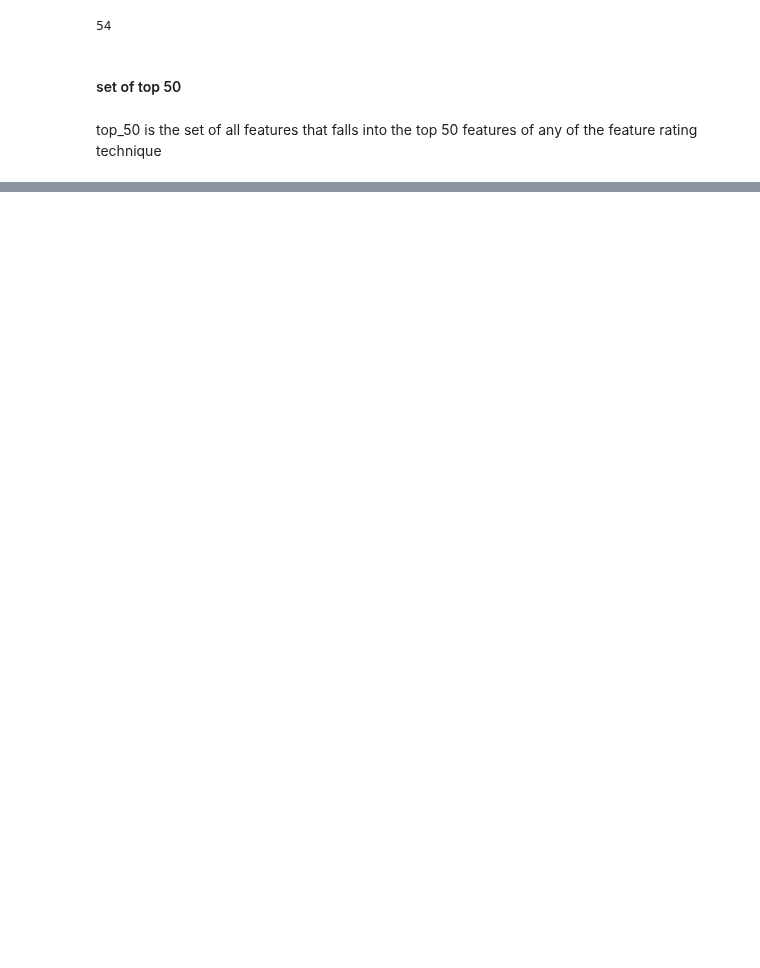
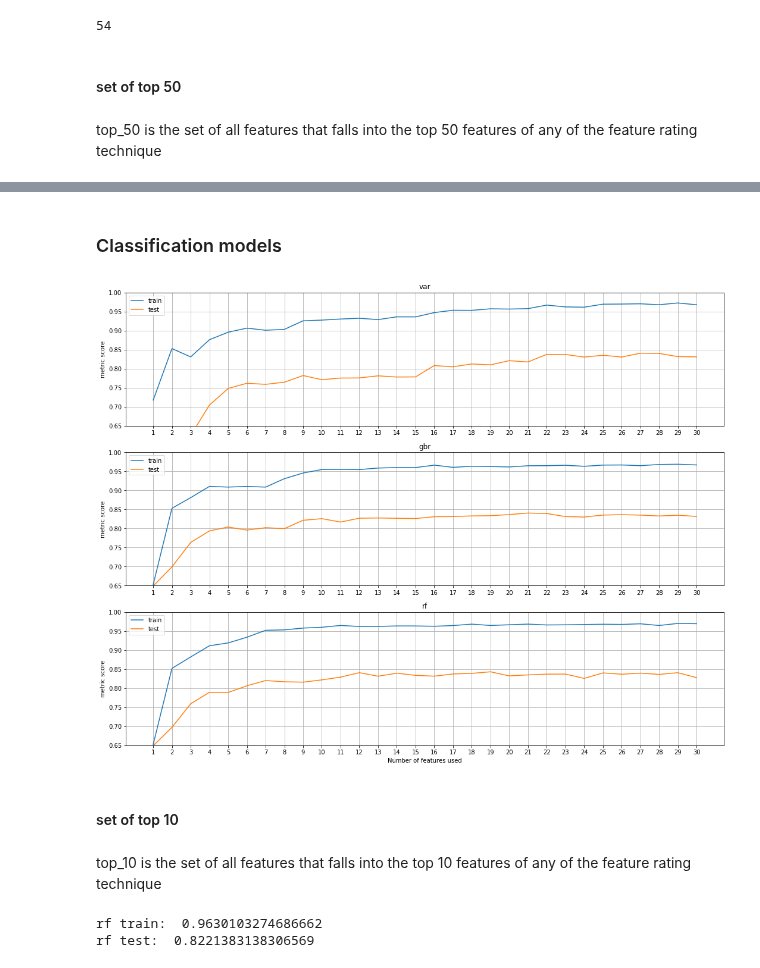
Before and after one commit to samialisayed/MachineLearning-Final-Project, a Jupyter notebook: notebook_tova_featureSelectionAll.ipynb, the cells around one changed output, grey strips where cells are left out. Saved outputs shown, nothing was run; the diff lists cells and outputs as text; code cells hidden in the pictures; blank space fills up the shorter version.

Commit message:
completed feature selection for regression and classification -finalllyygit add notebook_tova_featureSelectionAll.ipynb

```diff
--- a/notebook_tova_featureSelectionAll.ipynb
+++ b/notebook_tova_featureSelectionAll.ipynb
@@ -652,0 +608,48 @@ len(top_50)
+# %% [markdown]
+### Classification models
+# %%
+best_params_rfc={'max_depth': 20,
+ 'min_samples_leaf': 2,
+ 'min_samples_split': 8,
+ 'n_estimators': 100}
+# %%
+max_num_features = 31
+# %%
+rfc_train_scores = pd.DataFrame()
+rfc_test_scores = pd.DataFrame()
+# %%
+for name, feature_df in zip(['var', 'gbr', 'rf'], [feature_df_var, feature_df_gbr, feature_df_rf]):
+    rfc_r_squared_train = []
+    rfc_r_squared_test = []
+
+    for num_features in range(1,max_num_features):
+        features = list(feature_df.iloc[:num_features, 0].values)
+        data_partial = data.loc[:, features]
+
+        rfc = RandomForestClassifier(**best_params_rfc)
+        scores_rfc = cross_validate(rfc, data_partial, target_binned, cv=3,
+                                scoring='f1_macro', return_train_score=True)
+
+        rfc_r_squared_train.append(scores['train_score'].mean())
+        rfc_r_squared_test.append(scores['test_score'].mean())
+
+    rfc_train_scores[name] = rfc_r_squared_train
+    rfc_test_scores[name] = rfc_r_squared_test
+# %%
+fig, axes = plt.subplots(3,1, figsize=(18,14))
+
+for ax, name in zip([0,1,2], ['var', 'gbr', 'rf']):
+    axes[ax].plot(range(1, max_num_features), rfc_train_scores[name], label='train')
+    axes[ax].plot(range(1, max_num_features), rfc_test_scores[name], label='test')
+    axes[ax].legend()
+    axes[ax].set_ylabel('metric score')
+    axes[ax].title.set_text(name)
+    axes[ax].set_xticks(range(1, max_num_features))
+    axes[ax].grid()
+    axes[ax].set_ylim(.65,1)
+
+plt.xlabel('Number of features used');
+# %% [output]
+[figure, added]
+# %% [markdown]
+#### set of top 10
@@ -652,0 +658,2 @@ len(top_50)
+# %% [markdown]
+top_10 is the set of all features that falls into the top 10 features of any of the feature rating technique
@@ -652,0 +662,9 @@ len(top_50)
+# %%
+rfc = RandomForestClassifier(**best_params_rfc)
+scores = cross_validate(rfc, data_partial, target_binned, cv=3, scoring='f1_macro', return_train_score=True)
+
+print(model, 'train: ', scores['train_score'].mean())
+print(model, 'test: ', scores['test_score'].mean())
+# %% [output]
+rf train:  0.9630103274686662
+rf test:  0.8221383138306569
```
Also changed, not shown: parts of 42 cells of this notebook.
